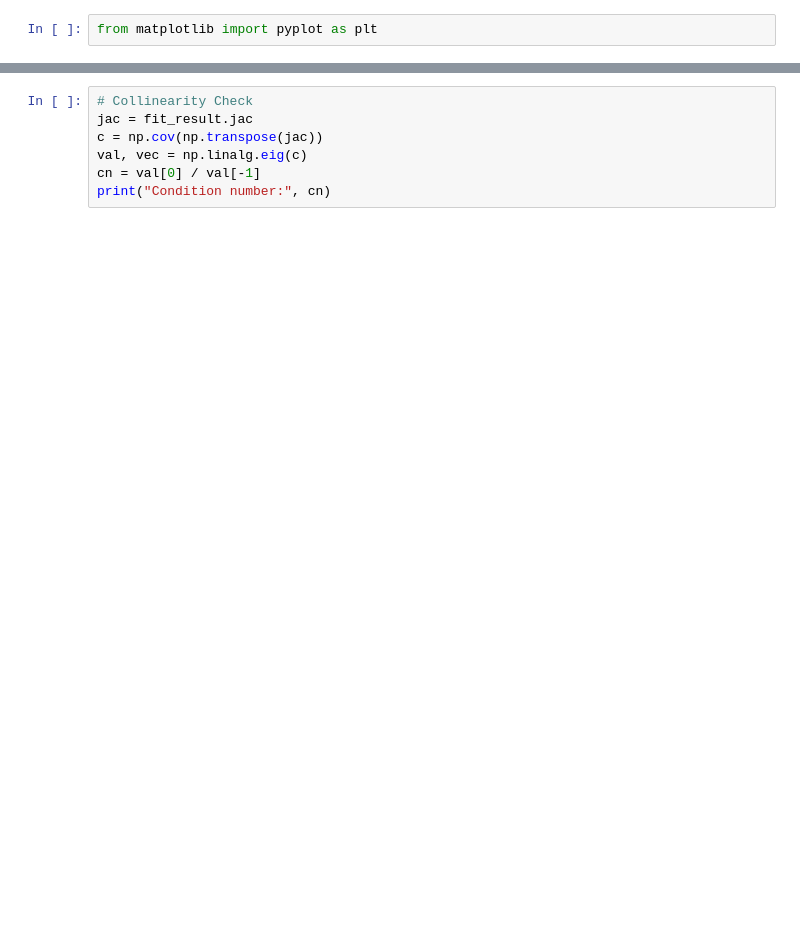
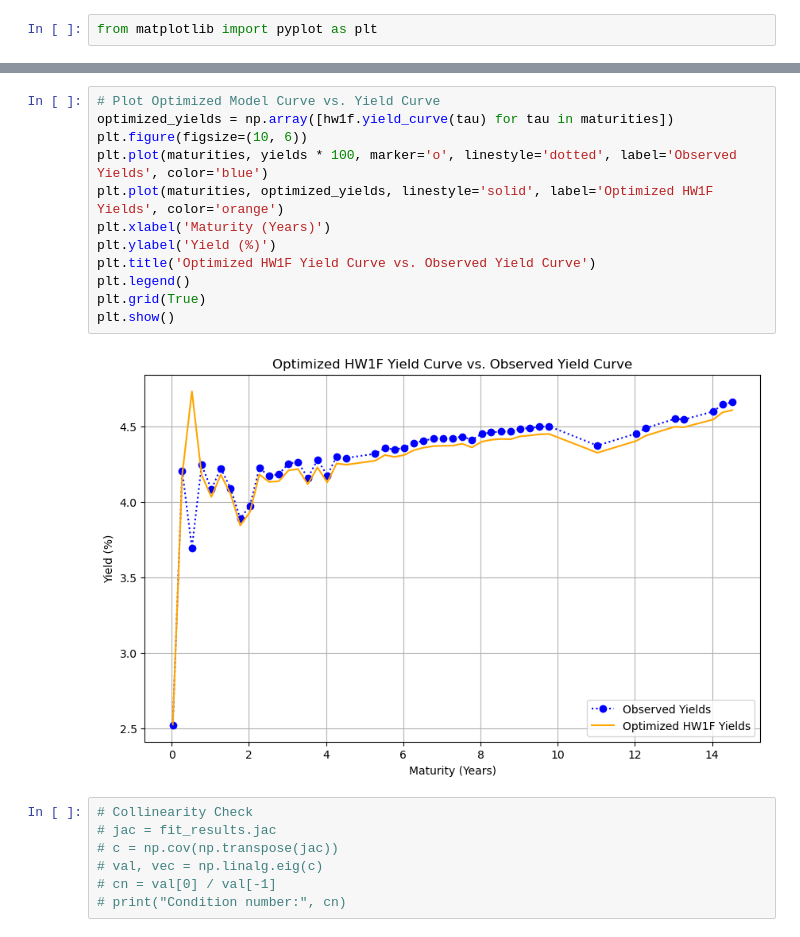
Before and after one commit to divija-rao/FixedIncome, a Jupyter notebook: Hull-White Model.ipynb, the cells around one changed output, grey strips where cells are left out. Drawn from its saved outputs; the diff is of its cells as text; blank space fills up the shorter version.

```diff
--- a/Hull-White Model.ipynb
+++ b/Hull-White Model.ipynb
@@ -320,7 +327,21 @@ KeyboardInterrupt:
+# %%
+# Plot Optimized Model Curve vs. Yield Curve
+optimized_yields = np.array([hw1f.yield_curve(tau) for tau in maturities])
+plt.figure(figsize=(10, 6))
+plt.plot(maturities, yields * 100, marker='o', linestyle='dotted', label='Observed Yields', color='blue')
+plt.plot(maturities, optimized_yields, linestyle='solid', label='Optimized HW1F Yields', color='orange')
+plt.xlabel('Maturity (Years)')
+plt.ylabel('Yield (%)')
+plt.title('Optimized HW1F Yield Curve vs. Observed Yield Curve')
+plt.legend()
+plt.grid(True)
+plt.show()
+# %% [output]
+[figure, added]
 # %%
 # Collinearity Check
-jac = fit_result.jac
-c = np.cov(np.transpose(jac))
-val, vec = np.linalg.eig(c)
-cn = val[0] / val[-1]
-print("Condition number:", cn)
+# jac = fit_results.jac
+# c = np.cov(np.transpose(jac))
+# val, vec = np.linalg.eig(c)
+# cn = val[0] / val[-1]
+# print("Condition number:", cn)
```
Also changed, not shown: parts of 21 cells of this notebook.
